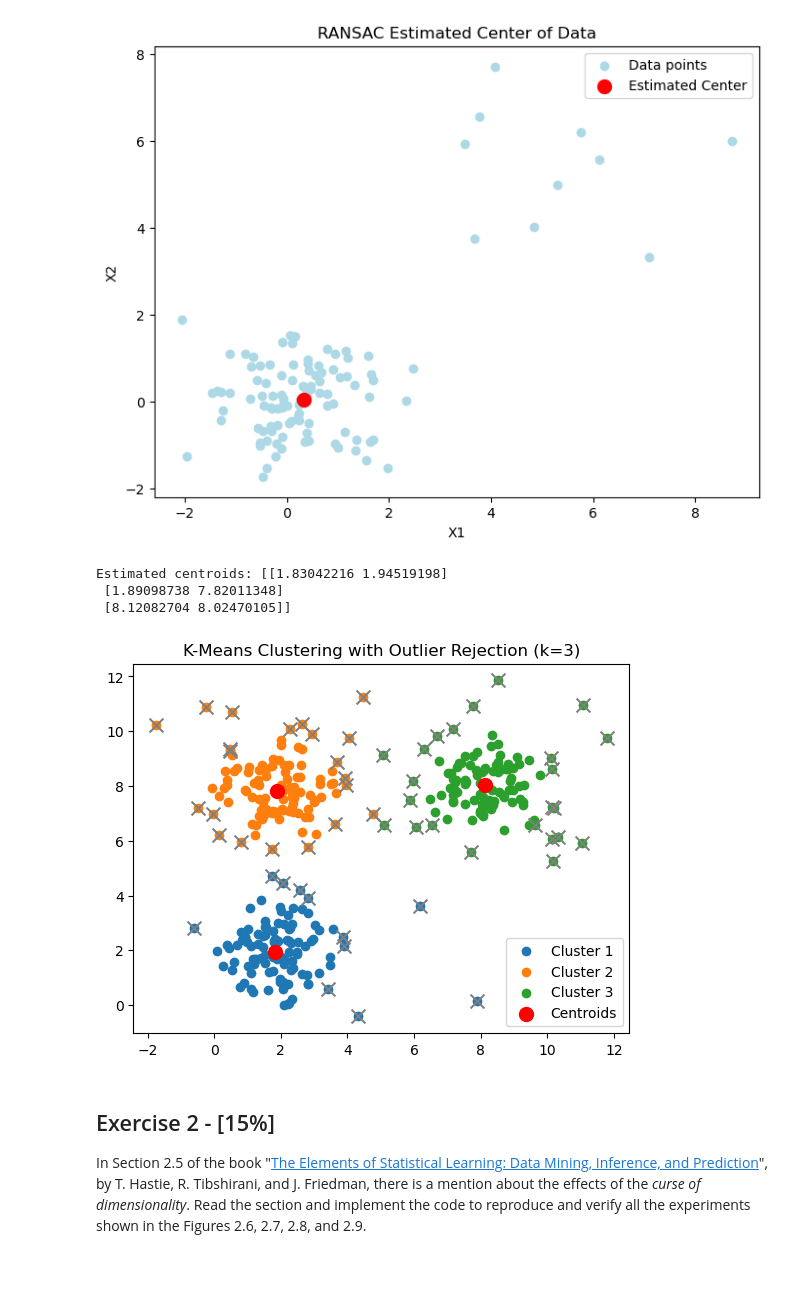
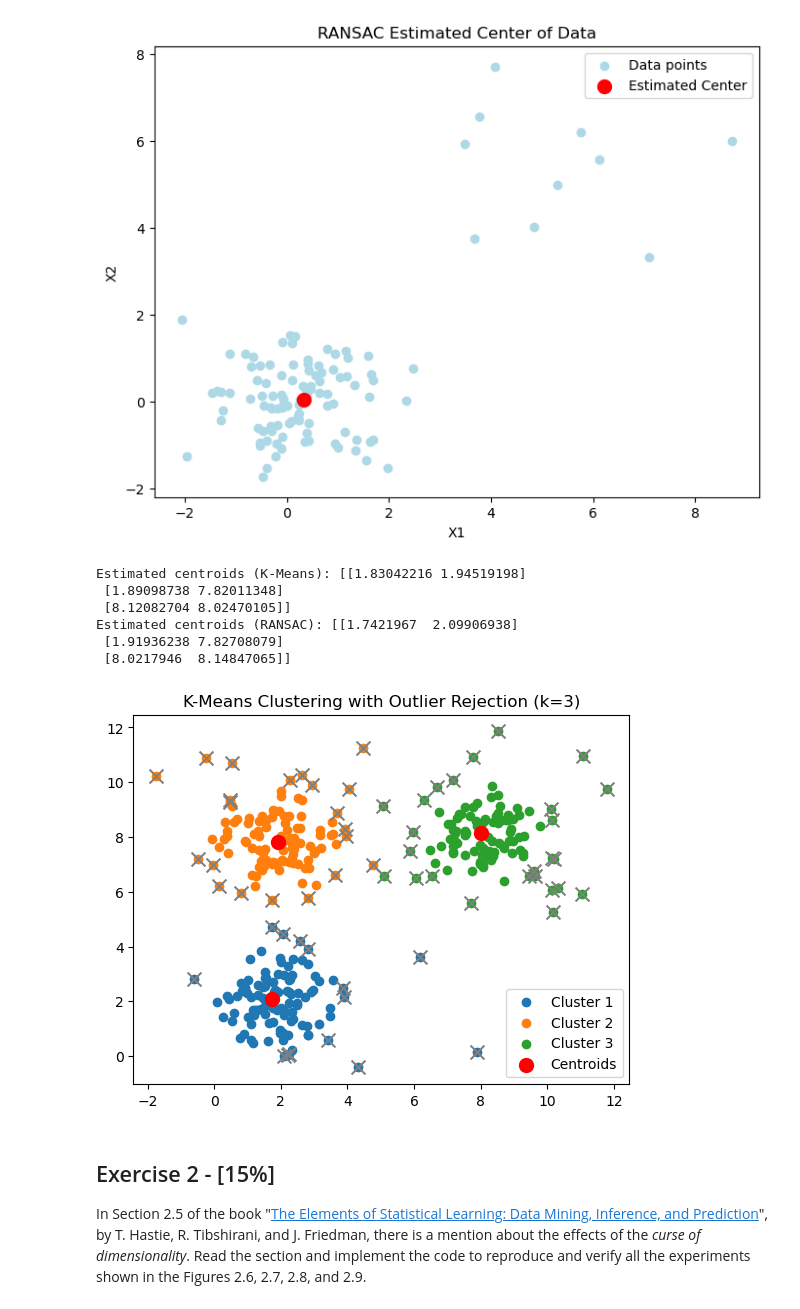
Before and after one commit to yizhi0129/333DA, a Jupyter notebook: Assignments1.ipynb, the cells around one changed output. Drawn from its saved outputs; the diff is of its cells as text; code cells hidden in the pictures; blank space fills up the shorter version.

```diff
--- a/Assignments1.ipynb
+++ b/Assignments1.ipynb
@@ -478,19 +484,35 @@ Estimated center of the data: [0.33629382 0.04668809]
 import numpy as np
 import matplotlib.pyplot as plt
 
+#  Use the same RANSAC method to estimate center
+def ransac_center(X, n=50, k=100, t=1.0, d=0.5):
+    n_points = len(X)
+    best_center = None
+    best_inliers = 0
+
+    for _ in range(k):
+        maybe_inliers_idx = np.random.choice(n_points, n, replace=False)
+        maybe_inliers = X[maybe_inliers_idx]
+        maybe_center = np.mean(maybe_inliers, axis=0)
+
+        distances = np.linalg.norm(X - maybe_center, axis=1)
+        inliers = X[distances < t]
+
+        if len(inliers) > best_inliers:
+            best_center = maybe_center
+            best_inliers = len(inliers)
+
+    return best_center
+
 # K-Means Clustering function with outlier rejection
 def kmeans_clustering_with_outlier_rejection(X, k, max_iterations=100, tolerance=1e-4, outlier_threshold=2.0):
     n_points = X.shape[0]
-
-    # Randomly initialize centroids
     centroids = X[np.random.choice(n_points, k, replace=False)]
 
     for _ in range(max_iterations):
-        # Assign each point to the nearest centroid
         distances = np.linalg.norm(X[:, np.newaxis] - centroids, axis=2)
         labels = np.argmin(distances, axis=1)
 
-        # Calculate new centroids, ignoring outliers
         new_centroids = np.zeros((k, X.shape[1]))
         counts = np.zeros(k)
 
@@ -498,19 +520,16 @@ def kmeans_clustering_with_outlier_rejection(X, k, max_iterations=100, tolerance
             cluster_index = labels[i]
             distance_to_centroid = np.linalg.norm(X[i] - centroids[cluster_index])
 
-            # Only include points within the outlier threshold
             if distance_to_centroid < outlier_threshold:
                 new_centroids[cluster_index] += X[i]
                 counts[cluster_index] += 1
 
-        # Average the points to get the new centroid, avoiding division by zero
         for j in range(k):
             if counts[j] > 0:
                 new_centroids[j] /= counts[j]
             else:
-                new_centroids[j] = centroids[j]  # Keep the old centroid if no points are valid
+                new_centroids[j] = centroids[j]
 
-        # Check for convergence (if centroids do not change significantly)
         if np.linalg.norm(new_centroids - centroids) < tolerance:
             break
 
@@ -518,16 +537,13 @@ def kmeans_clustering_with_outlier_rejection(X, k, max_iterations=100, tolerance
 
     return centroids, labels
 
-# Example demonstration
+# Example demonstration with RANSAC for center estimation
 def plot_clusters(X, centroids, labels, k, outlier_threshold):
-    # Plot each cluster with a different color
     for i in range(k):
         plt.scatter(X[labels == i, 0], X[labels == i, 1], label=f'Cluster {i + 1}')
 
-    # Plot the centroids
     plt.scatter(centroids[:, 0], centroids[:, 1], color='red', s=100, label='Centroids')
 
-    # Identify and plot outliers
     for i in range(X.shape[0]):
         if np.linalg.norm(X[i] - centroids[labels[i]]) >= outlier_threshold:
             plt.scatter(X[i, 0], X[i, 1], color='gray', marker='x', s=100)
@@ -535,37 +551,42 @@ def plot_clusters(X, centroids, labels, k, outlier_threshold):
     plt.title(f'K-Means Clustering with Outlier Rejection (k={k})')
     plt.legend()
     plt.show()
 
 # Generate synthetic data with noise and outliers
 def generate_noisy_cluster_data():
     np.random.seed(42)
     cluster_1 = np.random.randn(100, 2) + np.array([2, 2])
     cluster_2 = np.random.randn(100, 2) + np.array([8, 8])
     cluster_3 = np.random.randn(100, 2) + np.array([2, 8])
 
-    # Add random noise (outliers)
     noise = np.random.uniform(low=-2, high=12, size=(20, 2))
 
-    # Combine clusters and noise
     X = np.vstack([cluster_1, cluster_2, cluster_3, noise])
 
     return X
 
 # Generate data
 X = generate_noisy_cluster_data()
 
 # Run K-Means clustering with outlier rejection
 k = 3  # Number of clusters
 centroids, labels = kmeans_clustering_with_outlier_rejection(X, k)
 
+# Use RANSAC to estimate the centers
+ransac_centroids = np.array([ransac_center(X[labels == i], n=50, k=100, t=1.0) for i in range(k)])
+
 # Output the centroids and labels
-print(f"Estimated centroids: {centroids}")
+print(f"Estimated centroids (K-Means): {centroids}")
+print(f"Estimated centroids (RANSAC): {ransac_centroids}")
 
 # Plot the resulting clusters
-plot_clusters(X, centroids, labels, k, outlier_threshold=2.0)
+plot_clusters(X, ransac_centroids, labels, k, outlier_threshold=2.0)
 # %% [output]
-Estimated centroids: [[1.83042216 1.94519198]
+Estimated centroids (K-Means): [[1.83042216 1.94519198]
  [1.89098738 7.82011348]
  [8.12082704 8.02470105]]
+Estimated centroids (RANSAC): [[1.7421967  2.09906938]
+ [1.91936238 7.82708079]
+ [8.0217946  8.14847065]]
-[figure, old version]
+[figure, new version]
 # %%
```
Also changed, not shown: parts of 9 cells of this notebook.
